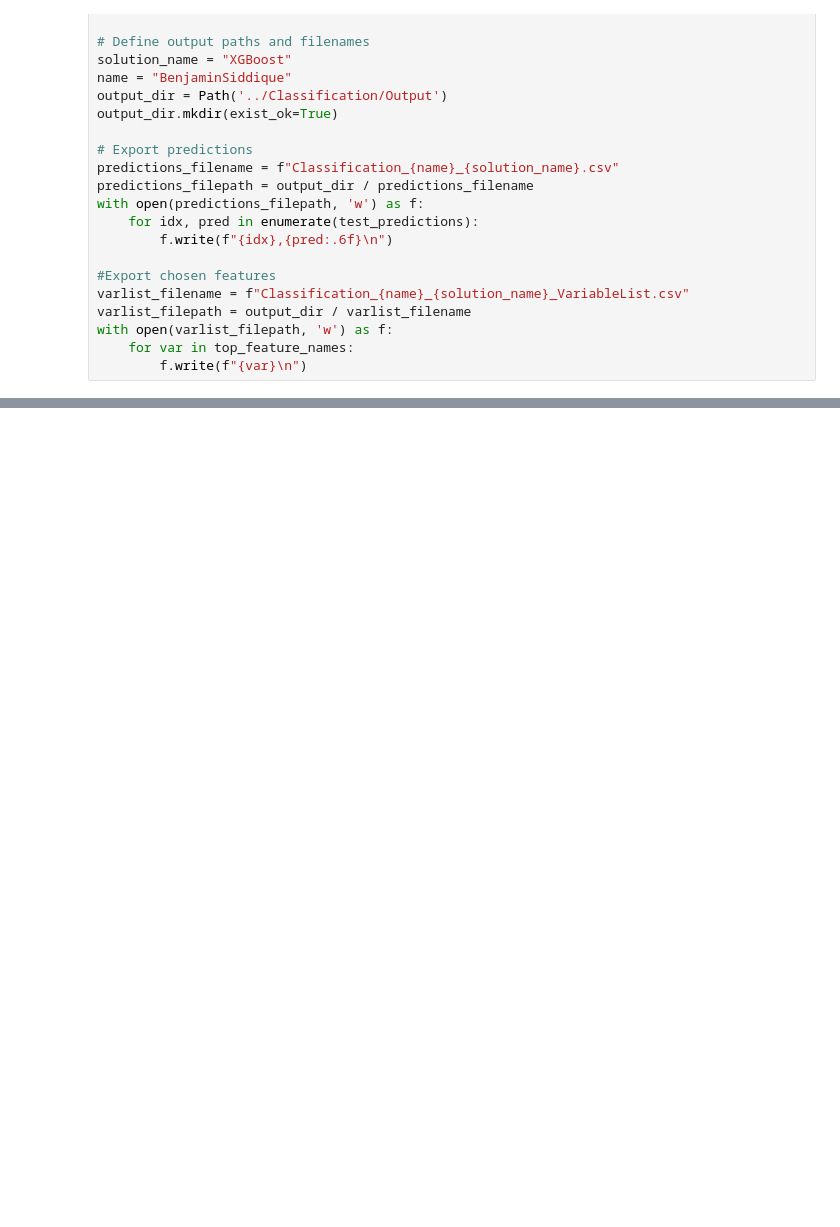
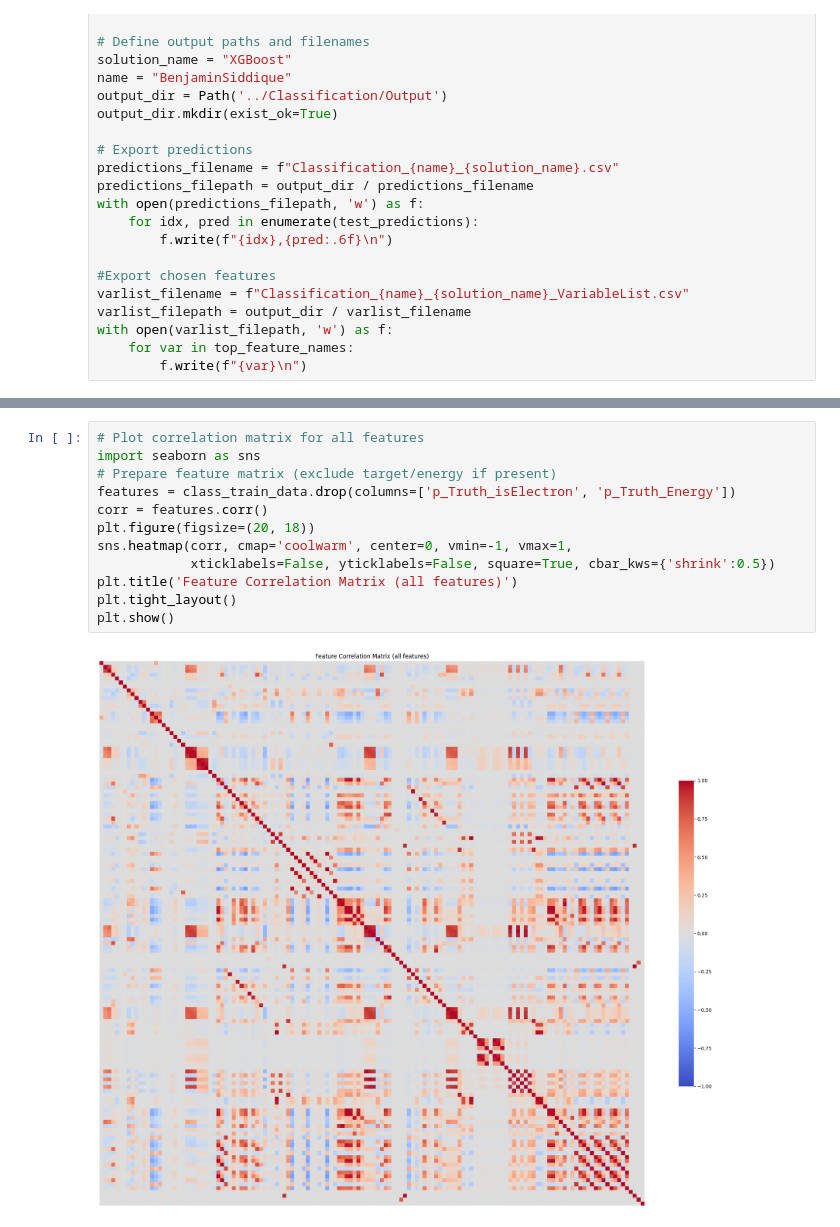
Before and after one commit to Ideadben/AppliedML2026, a Jupyter notebook: InitialProject/Classification/XGBoost.ipynb, the cells around one changed output, grey strips where cells are left out. Saved outputs shown, nothing was run; the diff lists cells and outputs as text; blank space fills up the shorter version.

```diff
--- a/InitialProject/Classification/XGBoost.ipynb
+++ b/InitialProject/Classification/XGBoost.ipynb
@@ -177,0 +380,14 @@ else:
+# %%
+# Plot correlation matrix for all features
+import seaborn as sns
+# Prepare feature matrix (exclude target/energy if present)
+features = class_train_data.drop(columns=['p_Truth_isElectron', 'p_Truth_Energy'])
+corr = features.corr()
+plt.figure(figsize=(20, 18))
+sns.heatmap(corr, cmap='coolwarm', center=0, vmin=-1, vmax=1,
+            xticklabels=False, yticklabels=False, square=True, cbar_kws={'shrink':0.5})
+plt.title('Feature Correlation Matrix (all features)')
+plt.tight_layout()
+plt.show()
+# %% [output]
+[figure, added]
```
Also changed, not shown: parts of 9 cells of this notebook, 8 other files.
